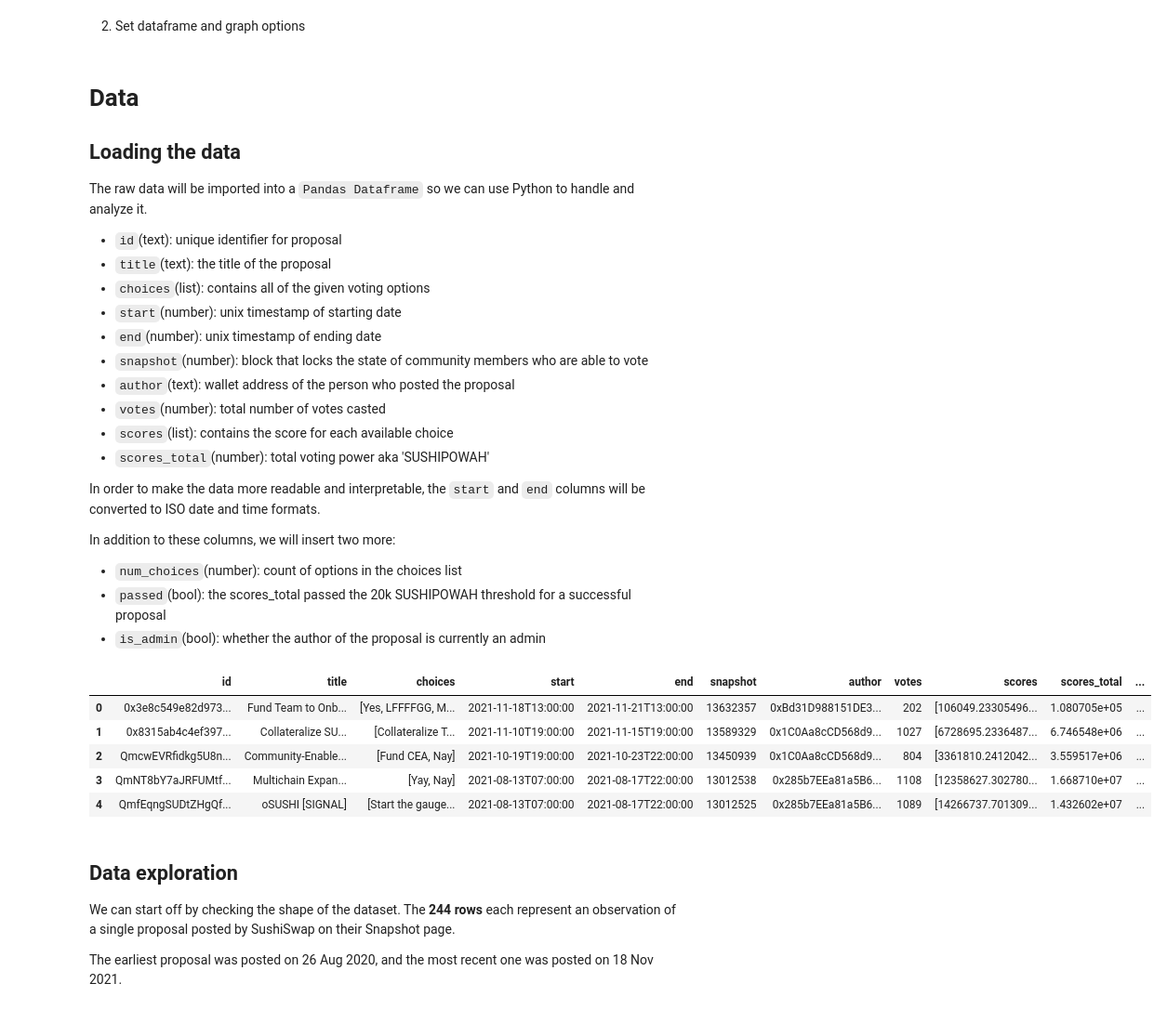
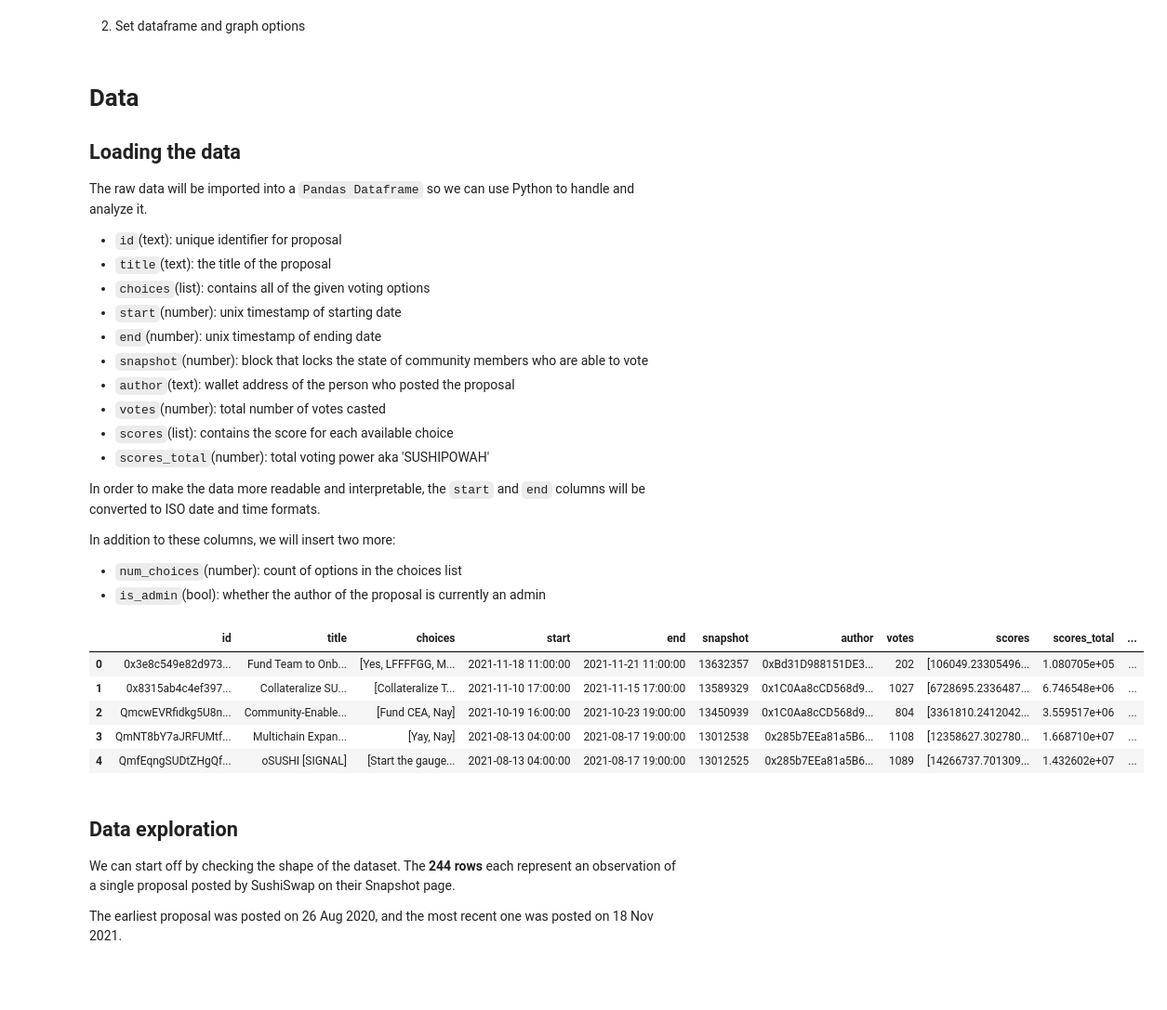
Before and after one commit to MeiLiing/flipside_bounties, a Jupyter notebook: sushi_bounty/SushiGovernancePatterns.ipynb, the cells around one changed output. Shown at 93% size. Cells and saved outputs as stored; diff of their text form; code cells hidden in the pictures; blank space fills up the shorter version.

```diff
--- a/sushi_bounty/SushiGovernancePatterns.ipynb
+++ b/sushi_bounty/SushiGovernancePatterns.ipynb
@@ -45,25 +42,23 @@ In order to make the data more readable and interpretable, the `start` and `end`
 
 In addition to these columns, we will insert two more:
 - `num_choices`(number): count of options in the choices list
-- `passed`(bool): the scores_total passed the 20k SUSHIPOWAH threshold for a successful proposal
 - `is_admin`(bool): whether the author of the proposal is currently an admin
 # %%
 df = pd.read_json('sushi_proposals.json')
-df.start = df.start.apply(lambda x: datetime.datetime.fromtimestamp(x).isoformat())
-df.end = df.end.apply(lambda x: datetime.datetime.fromtimestamp(x).isoformat())
+df.start = pd.to_datetime(df.start, unit='s')
+df.end = pd.to_datetime(df.end, unit='s')
 
 admin = ['0x4bb4c1B0745ef7B4642fEECcd0740deC417ca0a0','0xb4A3f907ec1611F22543219AE9Bb33ec5E96e116','0x1C0Aa8cCD568d90d61659F060D1bFb1e6f855A20','0x285b7EEa81a5B66B62e7276a24c1e0F83F7409c1']
 df['is_admin'] = df.author.isin(admin)
 df['num_choices'] = df.choices.apply(lambda x: len(x))
-df['passed'] = df.scores_total >= 2*10**4
 df.head()
 # %% [output]
 |  | id | title | choices | start | end | snapshot | author | votes | scores | scores_total | ... |
-| 0 | 0x3e8c549e82d973... | Fund Team to Onb... | [Yes, LFFFFGG, M... | 2021-11-18T13:00:00 | 2021-11-21T13:00:00 | 13632357 | 0xBd31D988151DE3... | 202 | [106049.23305496... | 1.080705e+05 | ... |
-| 1 | 0x8315ab4c4ef397... | Collateralize SU... | [Collateralize T... | 2021-11-10T19:00:00 | 2021-11-15T19:00:00 | 13589329 | 0x1C0Aa8cCD568d9... | 1027 | [6728695.2336487... | 6.746548e+06 | ... |
-| 2 | QmcwEVRfidkg5U8n... | Community-Enable... | [Fund CEA, Nay] | 2021-10-19T19:00:00 | 2021-10-23T22:00:00 | 13450939 | 0x1C0Aa8cCD568d9... | 804 | [3361810.2412042... | 3.559517e+06 | ... |
-| 3 | QmNT8bY7aJRFUMtf... | Multichain Expan... | [Yay, Nay] | 2021-08-13T07:00:00 | 2021-08-17T22:00:00 | 13012538 | 0x285b7EEa81a5B6... | 1108 | [12358627.302780... | 1.668710e+07 | ... |
-| 4 | QmfEqngSUDtZHgQf... | oSUSHI [SIGNAL] | [Start the gauge... | 2021-08-13T07:00:00 | 2021-08-17T22:00:00 | 13012525 | 0x285b7EEa81a5B6... | 1089 | [14266737.701309... | 1.432602e+07 | ... |
+| 0 | 0x3e8c549e82d973... | Fund Team to Onb... | [Yes, LFFFFGG, M... | 2021-11-18 11:00:00 | 2021-11-21 11:00:00 | 13632357 | 0xBd31D988151DE3... | 202 | [106049.23305496... | 1.080705e+05 | ... |
+| 1 | 0x8315ab4c4ef397... | Collateralize SU... | [Collateralize T... | 2021-11-10 17:00:00 | 2021-11-15 17:00:00 | 13589329 | 0x1C0Aa8cCD568d9... | 1027 | [6728695.2336487... | 6.746548e+06 | ... |
+| 2 | QmcwEVRfidkg5U8n... | Community-Enable... | [Fund CEA, Nay] | 2021-10-19 16:00:00 | 2021-10-23 19:00:00 | 13450939 | 0x1C0Aa8cCD568d9... | 804 | [3361810.2412042... | 3.559517e+06 | ... |
+| 3 | QmNT8bY7aJRFUMtf... | Multichain Expan... | [Yay, Nay] | 2021-08-13 04:00:00 | 2021-08-17 19:00:00 | 13012538 | 0x285b7EEa81a5B6... | 1108 | [12358627.302780... | 1.668710e+07 | ... |
+| 4 | QmfEqngSUDtZHgQf... | oSUSHI [SIGNAL] | [Start the gauge... | 2021-08-13 04:00:00 | 2021-08-17 19:00:00 | 13012525 | 0x285b7EEa81a5B6... | 1089 | [14266737.701309... | 1.432602e+07 | ... |
 # %% [markdown]
 ## Data exploration
 We can start off by checking the shape of the dataset. The **244 rows** each represent an observation of a single proposal posted by SushiSwap on their Snapshot page.
```
Also changed, not shown: parts of 24 cells of this notebook.
